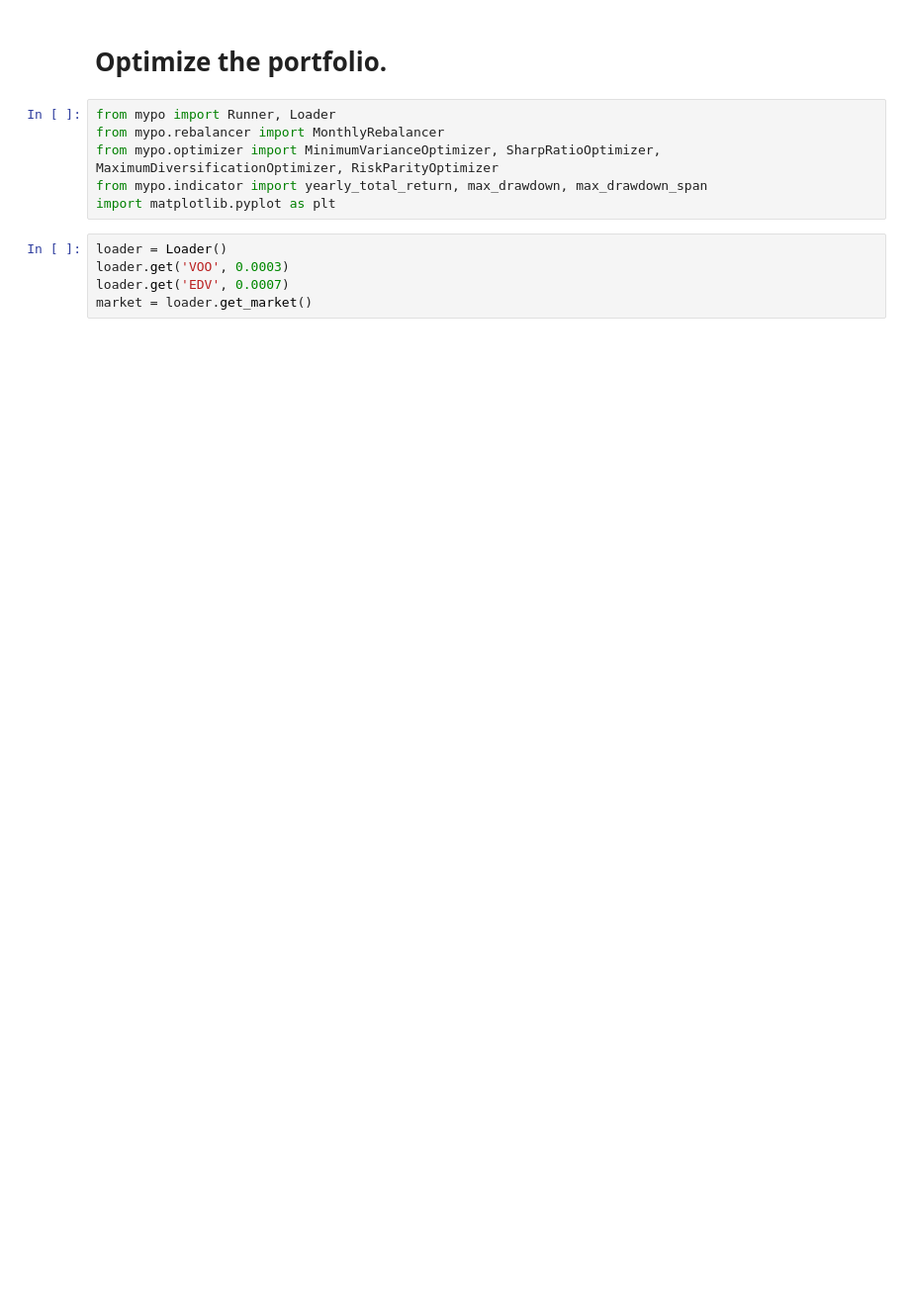
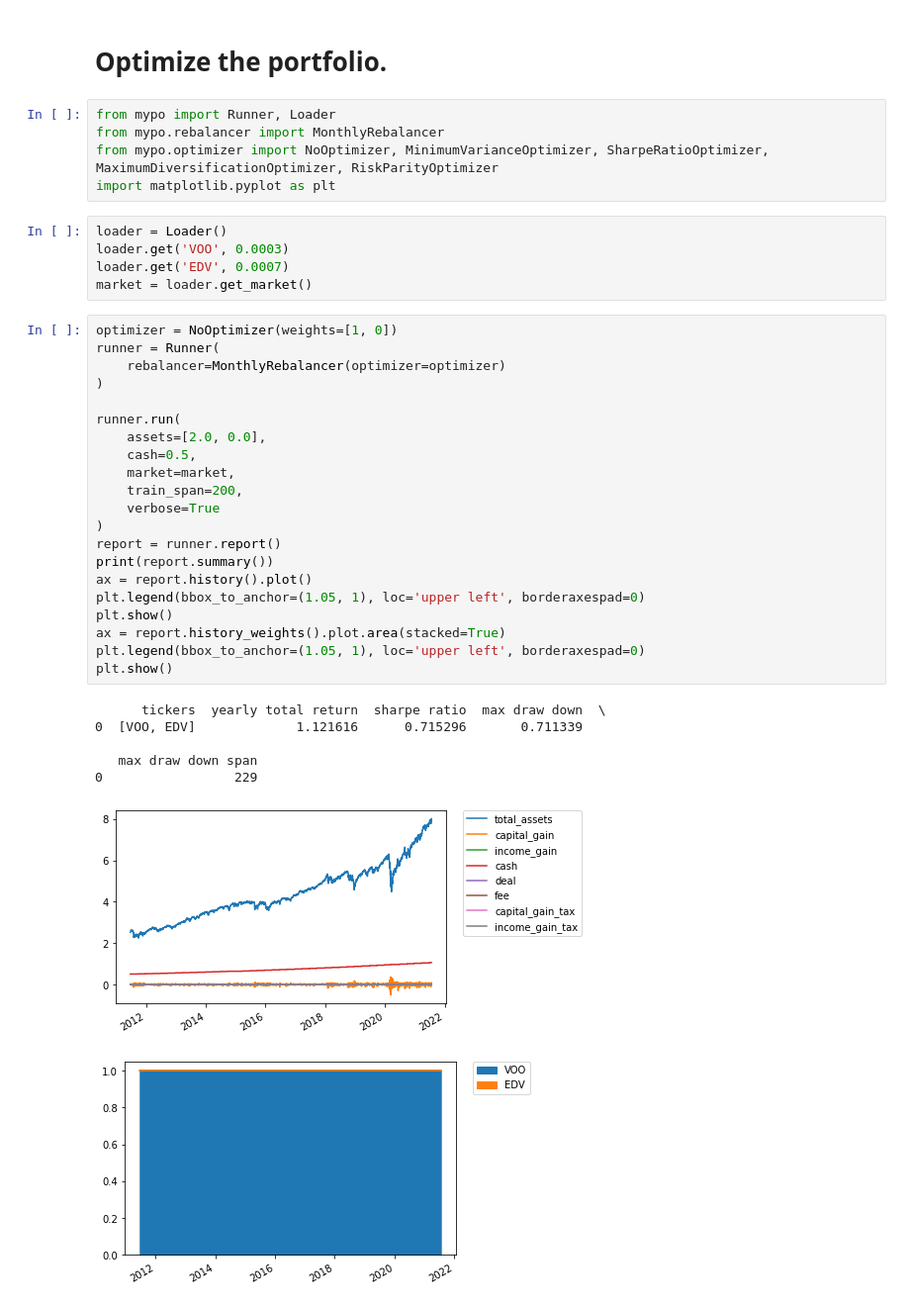
Before and after one commit to sonesuke/mypo, a Jupyter notebook: docs/tutorial/optimizer.ipynb, the cells around one changed output. Shown at 99% size. Drawn from its saved outputs; the diff is of its cells as text; blank space fills up the shorter version.

Commit message:
mypo-179 refactoring (#180)

```diff
--- a/docs/tutorial/optimizer.ipynb
+++ b/docs/tutorial/optimizer.ipynb
@@ -4,14 +4,42 @@ Optimize the portfolio.
 # %%
 from mypo import Runner, Loader
 from mypo.rebalancer import MonthlyRebalancer
-from mypo.optimizer import MinimumVarianceOptimizer, SharpRatioOptimizer, MaximumDiversificationOptimizer, RiskParityOptimizer
-from mypo.indicator import yearly_total_return, max_drawdown, max_drawdown_span
+from mypo.optimizer import NoOptimizer, MinimumVarianceOptimizer, SharpeRatioOptimizer, MaximumDiversificationOptimizer, RiskParityOptimizer
 import matplotlib.pyplot as plt
 # %%
 loader = Loader()
 loader.get('VOO', 0.0003)
 loader.get('EDV', 0.0007)
 market = loader.get_market()
+# %%
+optimizer = NoOptimizer(weights=[1, 0])
+runner = Runner(
+    rebalancer=MonthlyRebalancer(optimizer=optimizer)
+)
+
+runner.run(
+    assets=[2.0, 0.0],
+    cash=0.5,
+    market=market,
+    train_span=200,
+    verbose=True
+)
+report = runner.report()
+print(report.summary())
+ax = report.history().plot()
+plt.legend(bbox_to_anchor=(1.05, 1), loc='upper left', borderaxespad=0)
+plt.show()
+ax = report.history_weights().plot.area(stacked=True)
+plt.legend(bbox_to_anchor=(1.05, 1), loc='upper left', borderaxespad=0)
+plt.show()
+# %% [output]
+      tickers  yearly total return  sharpe ratio  max draw down  \
+0  [VOO, EDV]             1.121616      0.715296       0.711339
+
+   max draw down span
+0                 229
+[figure, added]
+[figure, added]
 # %%
 optimizer = MinimumVarianceOptimizer(do_re_optimize=True)
 runner = Runner(
```
Also changed, not shown: parts of 5 cells of this notebook, 21 other files.
